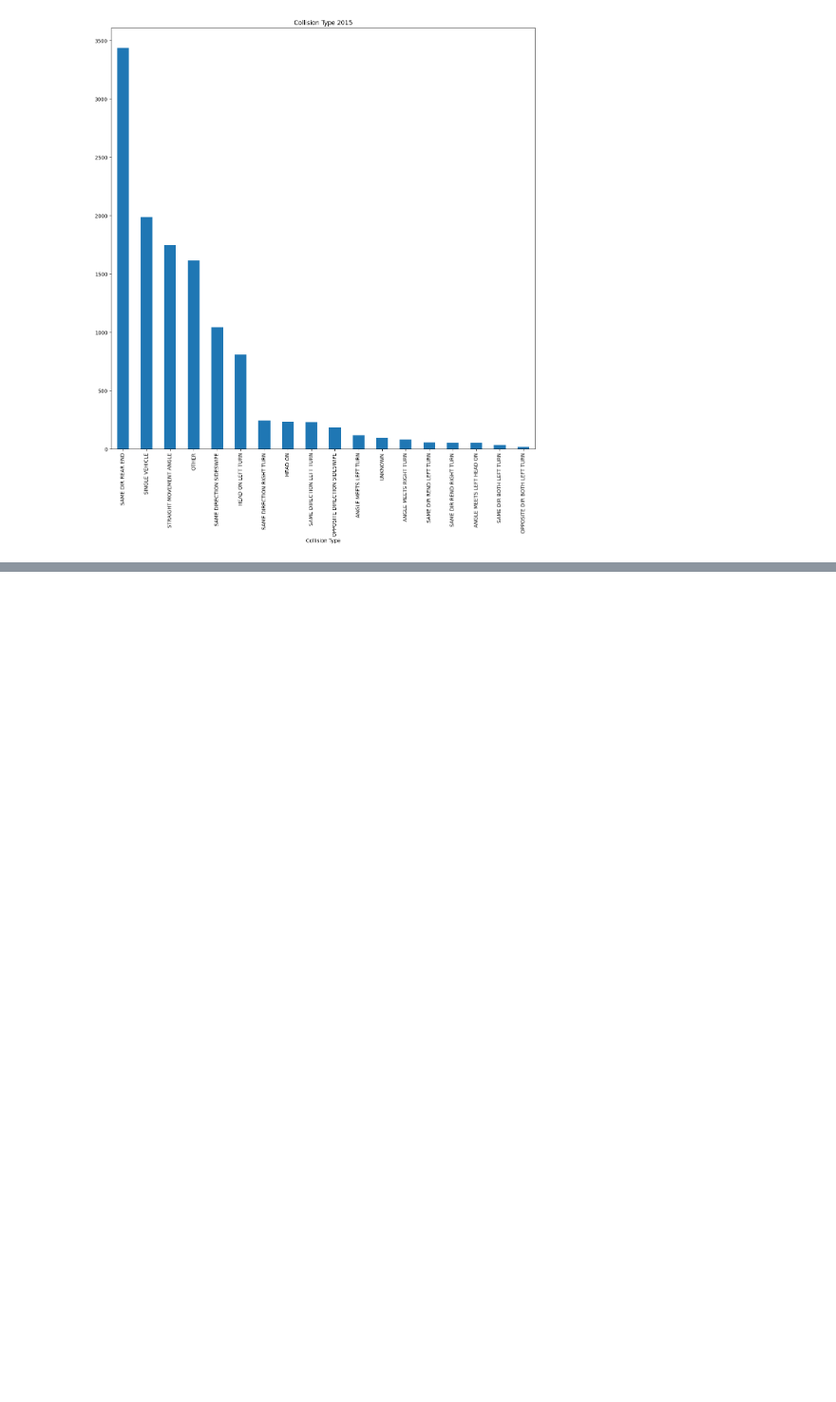
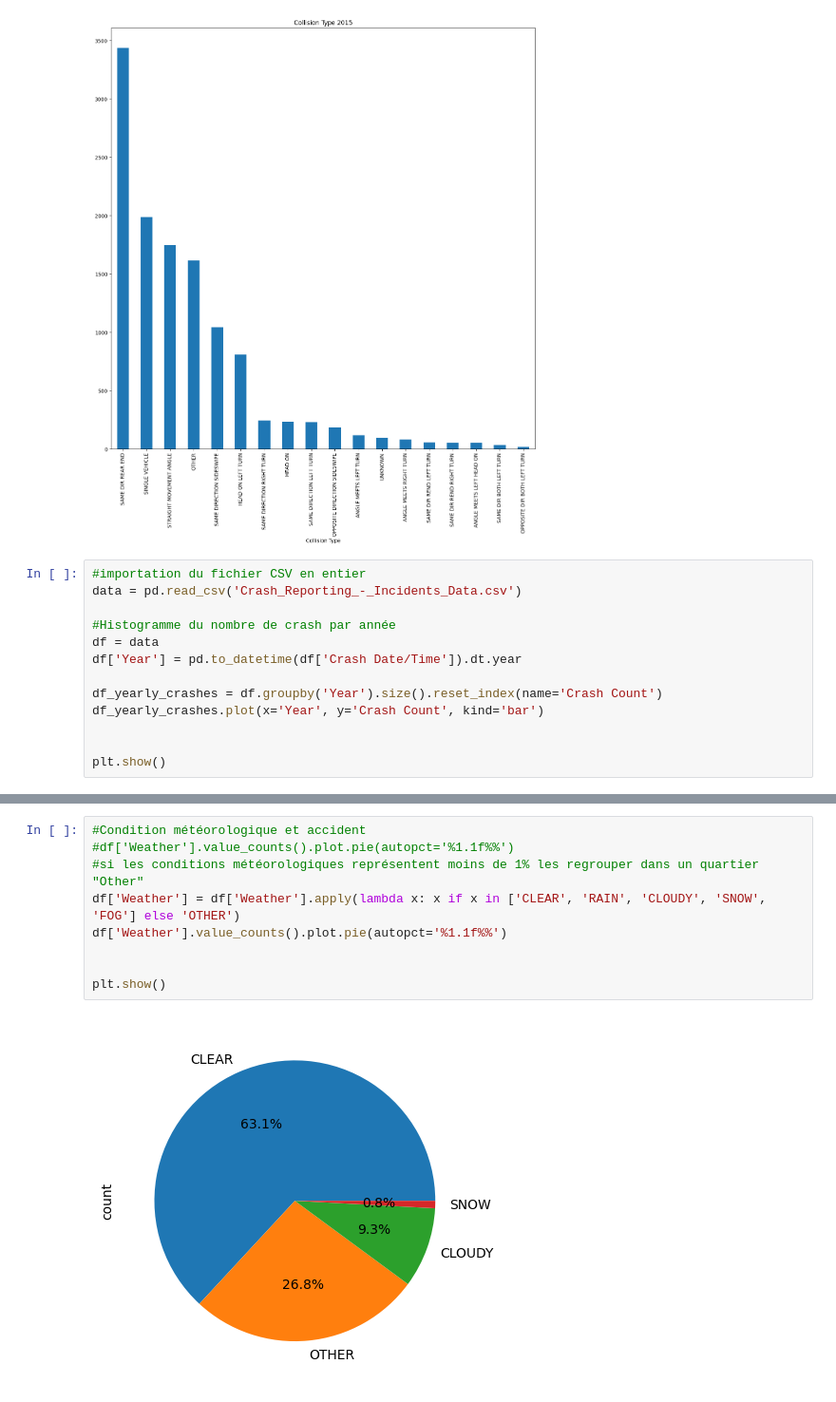
Before and after one commit to WltrH/Data-Accidents, a Jupyter notebook: Analisys.ipynb, the cells around one changed output, grey strips where cells are left out. Shown at 95% size. Saved outputs shown, nothing was run; the diff lists cells and outputs as text; blank space fills up the shorter version.

```diff
--- a/Analisys.ipynb
+++ b/Analisys.ipynb
@@ -399,3 +399,16 @@ df['Collision Type'].value_counts().plot(kind='bar', ax=axs, title='Collision Ty
 plt.show()
 # %% [output]
 [figure]
+# %%
+#importation du fichier CSV en entier
+data = pd.read_csv('Crash_Reporting_-_Incidents_Data.csv')
+
+#Histogramme du nombre de crash par année
+df = data
+df['Year'] = pd.to_datetime(df['Crash Date/Time']).dt.year
+
+df_yearly_crashes = df.groupby('Year').size().reset_index(name='Crash Count')
+df_yearly_crashes.plot(x='Year', y='Crash Count', kind='bar')
+
+
+plt.show()
@@ -401,0 +417,11 @@ plt.show()
+# %%
+#Condition météorologique et accident
+#df['Weather'].value_counts().plot.pie(autopct='%1.1f%%')
+#si les conditions météorologiques représentent moins de 1% les regrouper dans un quartier "Other"
+df['Weather'] = df['Weather'].apply(lambda x: x if x in ['CLEAR', 'RAIN', 'CLOUDY', 'SNOW', 'FOG'] else 'OTHER')
+df['Weather'].value_counts().plot.pie(autopct='%1.1f%%')
+
+
+plt.show()
+# %% [output]
+[figure, added]
```
Also changed, not shown: parts of 1 cell of this notebook.
